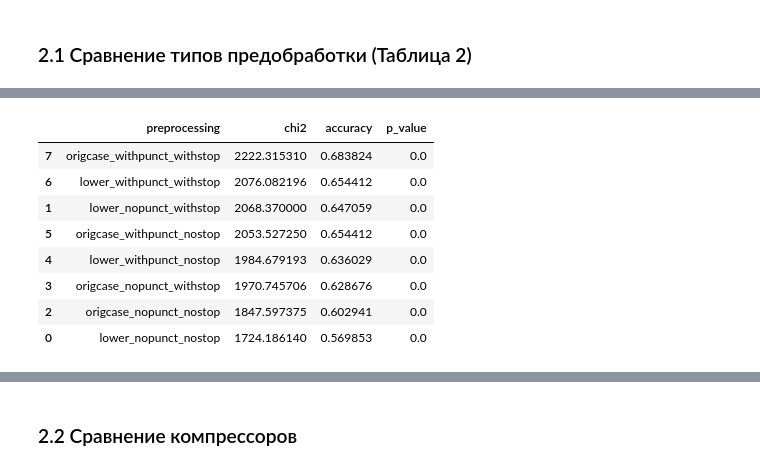
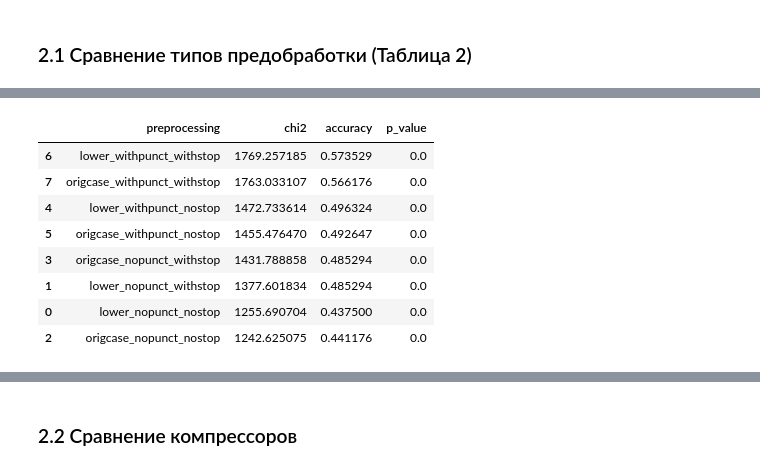
Before and after one commit to revlze/compression-authorship, a Jupyter notebook: experiments.ipynb, the cells around one changed output, grey strips where cells are left out. Saved outputs shown, nothing was run; the diff lists cells and outputs as text; code cells hidden in the pictures.

```diff
--- a/experiments.ipynb
+++ b/experiments.ipynb
@@ -34,18 +36,15 @@ AUTHORS_1915_1940 = [
     'Olesha', 'Katayev', 'Green', 'Zhitkov', 'Ehrenburg',
     'Tynyanov', 'Gaidar'
 ]
-AUTHORS_1915_1940 = AUTHORS_1915_1940
 
-# Авторы для эксперимента 1: Ильф/Петров и Булгаков (Таблицы 3-5)
+# Авторы для задачи атрибуции Ильф/Петров vs Булгаков (Таблицы 3-5)
 AUTHORS_BULGAKOV = ['Bulgakov', 'Ilf_and_Petrov']
-AUTHORS_BULGAKOV_EXPERIMENT = ['Bulgakov_experiment', 'Ilf_and_Petrov_experiment']
 
 # Авторы 19 века (Таблица 6)
 AUTHORS_19_CENTURY = [
     'Nekrasov', 'Panaeva', 'Turgenev', 'Goncharov', 'Gogol', 'Dahl',
-    'Dostoevsky', 'Druzhinin', 'Panaev', 'SShchedrin', 'Tolstoy'
+    'Dostoevsky', 'Panaev', 'SShchedrin', 'Tolstoy'
 ]
-AUTHORS_19_CENTURY_EXPERIMENT = ['Nekrasov_experiment']
 
 # Типы предобработки
 PREPROCESS_TYPES = [
@@ -59,18 +58,18 @@ PREPROCESS_TYPES = [
     'origcase_withpunct_withstop'
 ]
 
-# Компрессоры (классические + нейросетевые)
-# ts_zip/nncp/cmix требуют внешних зависимостей — будут пропущены если недоступны
-COMPRESSORS = ['gzip', 'bzip2', 'lzma', 'zstd', 'brotli', 'paq', 'llm', 'ts_zip', 'nncp', 'cmix']
+# Компрессоры
+COMPRESSORS = ['gzip', 'bzip2', 'lzma', 'zstd', 'brotli', 'paq']
 # %% [markdown]
 ### 1.2 Генерация датасетов
 # %%
-TRAIN_KB = 128
+TRAIN_KB = 64
 TEST_KB = 64
 N_SLICES = 16
 
-run_data_pipeline(AUTHORS_1915_1940, train_kb=TRAIN_KB, test_kb=TEST_KB, seed=42)
-split_into_slices(AUTHORS_1915_1940, n_slices=N_SLICES)
+# # Раскомментируйте для генерации данных:
+# run_data_pipeline(AUTHORS_1915_1940, train_kb=TRAIN_KB, test_kb=TEST_KB)
+# split_into_slices(AUTHORS_1915_1940, n_slices=N_SLICES)
 # %% [output]
 ==========================================================================================
 Генерация датасета
@@ -184,30 +174,30 @@ split_into_slices(AUTHORS_1915_1940, n_slices=N_SLICES)
 ==========================================================================================
 ==========================================================================================
 # %%
-def compare_preprocessing(authors, n_slices, compressor, lvl=4):
+def compare_preprocessing(authors, n_slices, compressor, lvl=6):
     results = []
     for preprocess_type in PREPROCESS_TYPES:
         try:
             res = run_experiment(authors, preprocess_type, n_slices, compressor, lvl)
             results.append({
                 'preprocessing': preprocess_type,
                 'chi2': res['chi2'],
                 'accuracy': res['accuracy'],
                 'p_value': res['p_value']
             })
         except FileNotFoundError as e:
             print(f"Skipping {preprocess_type}: {e}")
     return pd.DataFrame(results).sort_values('chi2', ascending=False)
 
 preprocessing_comparison = compare_preprocessing(AUTHORS_1915_1940, 16, 'lzma')
 preprocessing_comparison
 # %% [output]
 |  | preprocessing | chi2 | accuracy | p_value |
-| 7 | origcase_withpunct_withstop | 2222.315310 | 0.683824 | 0.0 |
-| 6 | lower_withpunct_withstop | 2076.082196 | 0.654412 | 0.0 |
-| 1 | lower_nopunct_withstop | 2068.370000 | 0.647059 | 0.0 |
-| 5 | origcase_withpunct_nostop | 2053.527250 | 0.654412 | 0.0 |
-| 4 | lower_withpunct_nostop | 1984.679193 | 0.636029 | 0.0 |
-| 3 | origcase_nopunct_withstop | 1970.745706 | 0.628676 | 0.0 |
-| 2 | origcase_nopunct_nostop | 1847.597375 | 0.602941 | 0.0 |
-| 0 | lower_nopunct_nostop | 1724.186140 | 0.569853 | 0.0 |
+| 6 | lower_withpunct_withstop | 1769.257185 | 0.573529 | 0.0 |
+| 7 | origcase_withpunct_withstop | 1763.033107 | 0.566176 | 0.0 |
+| 4 | lower_withpunct_nostop | 1472.733614 | 0.496324 | 0.0 |
+| 5 | origcase_withpunct_nostop | 1455.476470 | 0.492647 | 0.0 |
+| 3 | origcase_nopunct_withstop | 1431.788858 | 0.485294 | 0.0 |
+| 1 | lower_nopunct_withstop | 1377.601834 | 0.485294 | 0.0 |
+| 0 | lower_nopunct_nostop | 1255.690704 | 0.437500 | 0.0 |
+| 2 | origcase_nopunct_nostop | 1242.625075 | 0.441176 | 0.0 |
```
Also changed, not shown: parts of 21 cells of this notebook.
